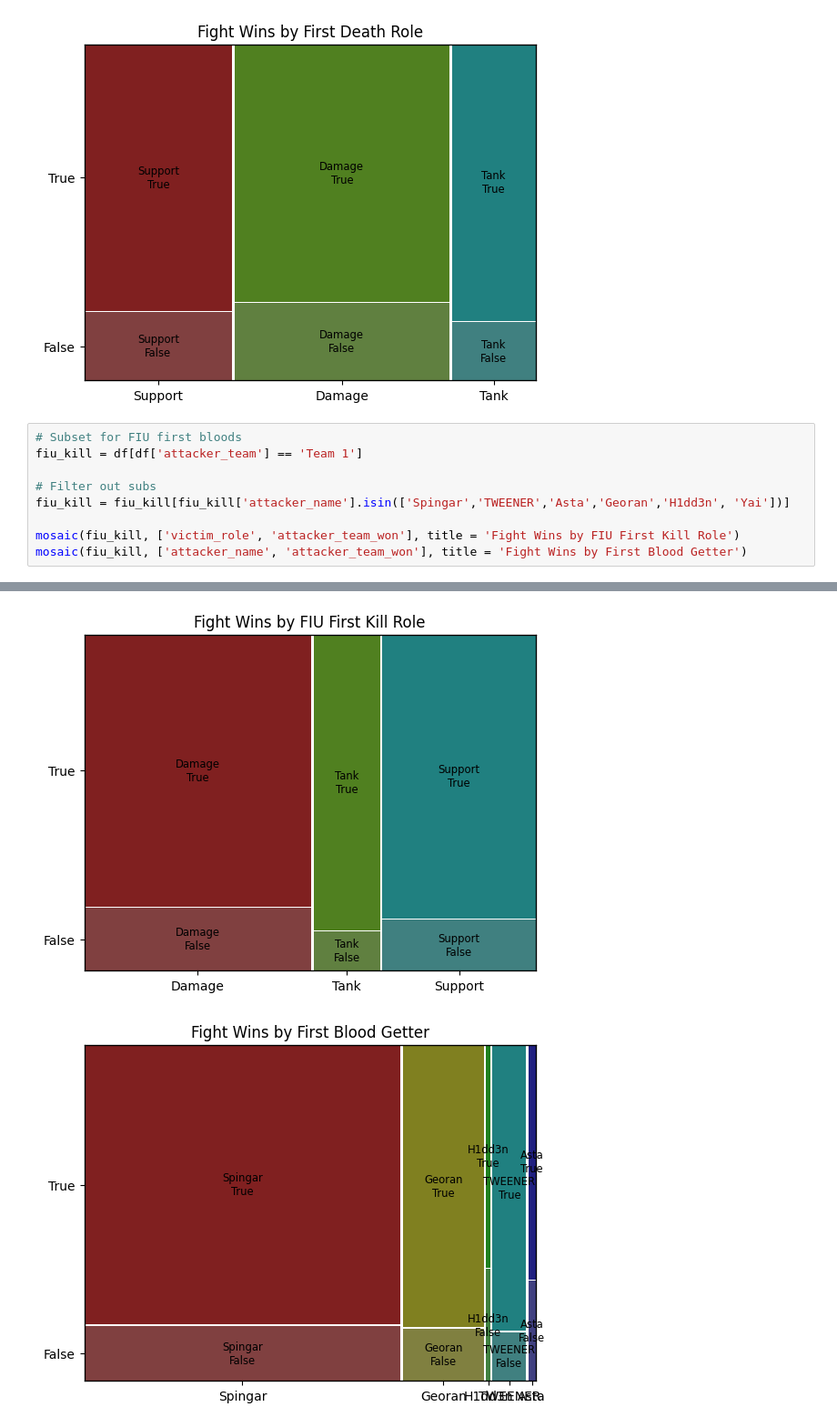
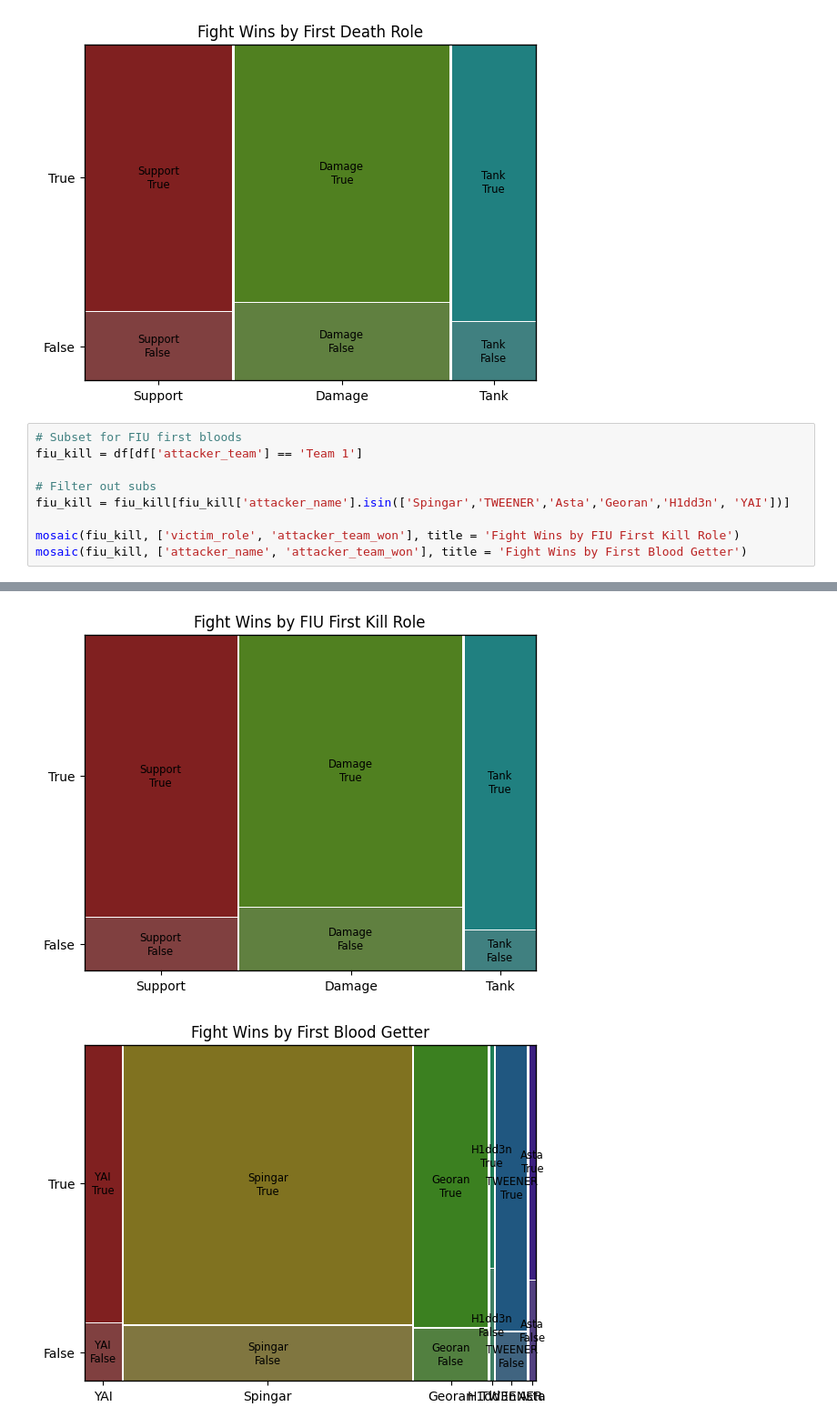
Before and after one commit to luxdotdev/ptime-tfa, a Jupyter notebook: eda.ipynb, the cells around one changed output, grey strips where cells are left out. Shown: that part at 91% size. Drawn from its saved outputs; the diff is of its cells as text.

```diff
--- a/eda.ipynb
+++ b/eda.ipynb
@@ -56,7 +56,7 @@ mosaic(df, ['victim_role', 'attacker_team_won'], title = 'Fight Wins by First De
 fiu_kill = df[df['attacker_team'] == 'Team 1']
 
 # Filter out subs
-fiu_kill = fiu_kill[fiu_kill['attacker_name'].isin(['Spingar','TWEENER','Asta','Georan','H1dd3n', 'Yai'])]
+fiu_kill = fiu_kill[fiu_kill['attacker_name'].isin(['Spingar','TWEENER','Asta','Georan','H1dd3n', 'YAI'])]
 
 mosaic(fiu_kill, ['victim_role', 'attacker_team_won'], title = 'Fight Wins by FIU First Kill Role')
 mosaic(fiu_kill, ['attacker_name', 'attacker_team_won'], title = 'Fight Wins by First Blood Getter')
@@ -80,3 +80,3 @@ mosaic(fiu_kill, ['attacker_name', 'attacker_team_won'], title = 'Fight Wins by
    0.6976744186046511)})
-[figure, old version]
+[figure, new version]
-[figure, old version]
+[figure, new version]
```
Also changed, not shown: parts of 1 cell of this notebook.
